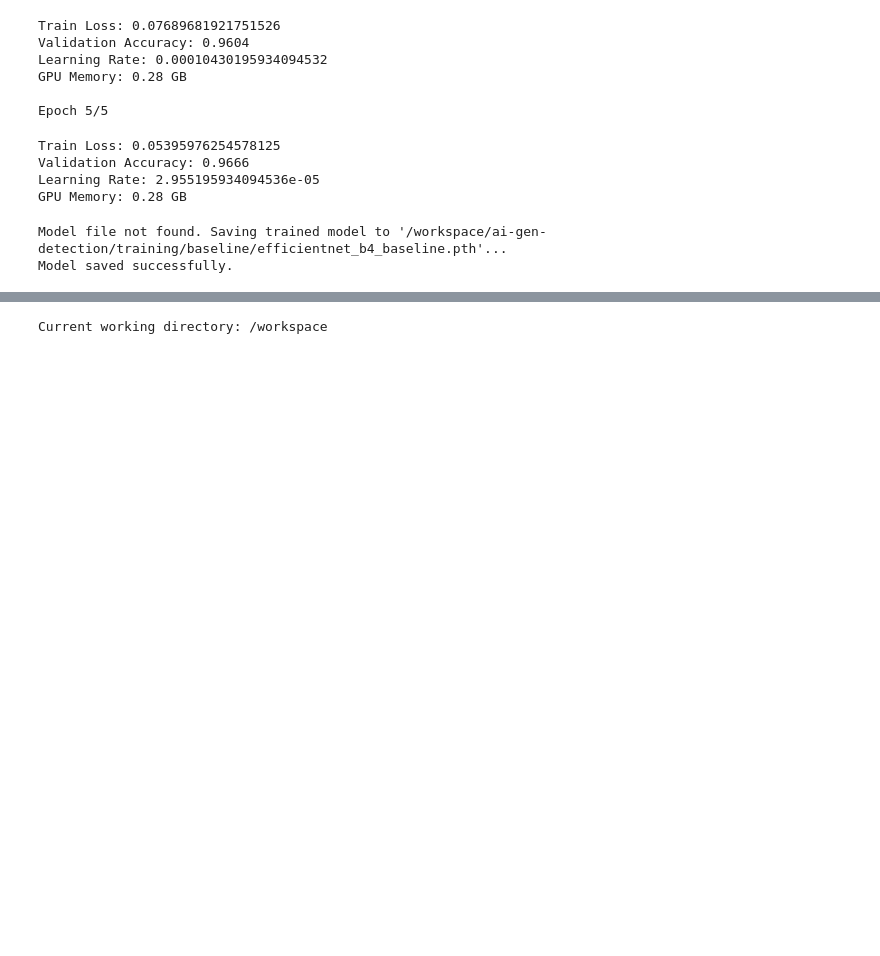
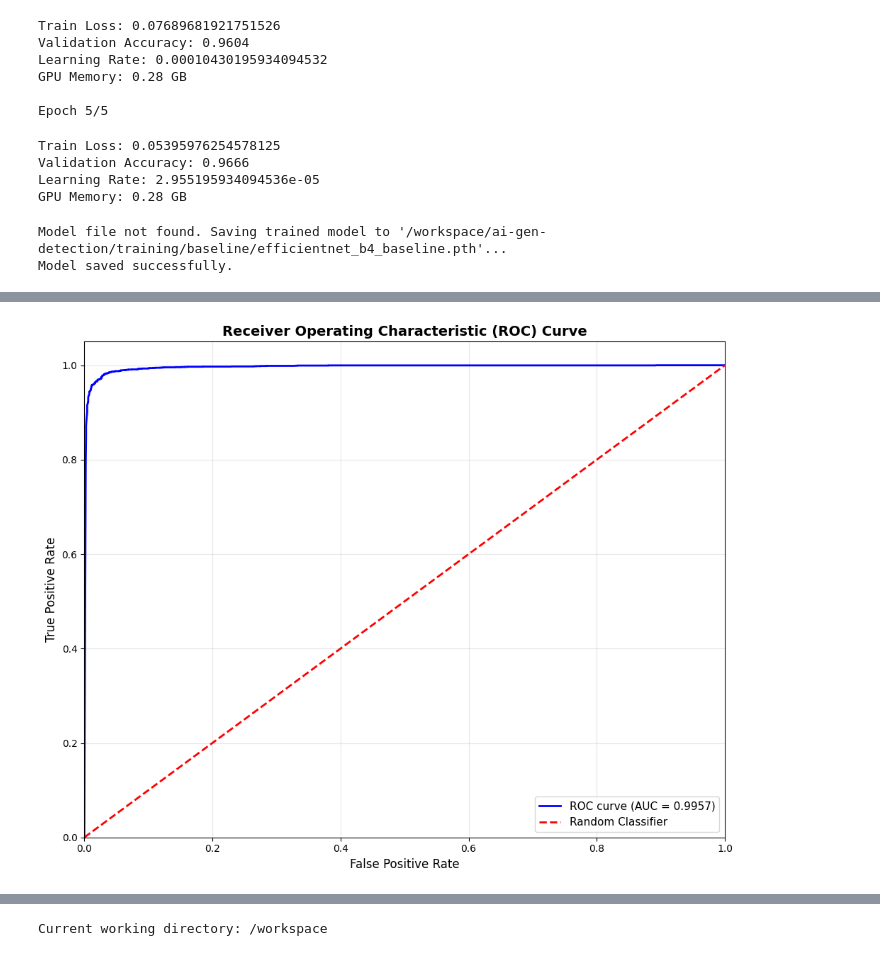
Before and after one commit to Dantheman2606/ai-generated-image-detection, a Jupyter notebook: training/baseline/baseline.ipynb, the cells around one changed output, grey strips where cells are left out. Drawn from its saved outputs; the diff is of its cells as text; code cells hidden in the pictures; blank space fills up the shorter version.

Commit message:
Add evaluation Metrics

```diff
--- a/training/baseline/baseline.ipynb
+++ b/training/baseline/baseline.ipynb
@@ -231,12 +236,16 @@ def train_epoch(loader):
 
     return running_loss / len(loader)
 # %%
-def validate(loader):
+def validate(loader, return_details=False):
 
     model.eval()
 
     correct = 0
     total = 0
+
+    all_preds = []
+    all_labels = []
+    all_probs = []
 
     with torch.no_grad():
 
@@ -249,11 +258,21 @@ def validate(loader):
                 outputs = model(images)
 
             preds = torch.argmax(outputs, dim=1)
+            probs = torch.softmax(outputs, dim=1)
 
             correct += (preds == labels).sum().item()
             total += labels.size(0)
 
-    return correct / total
+            if return_details:
+                all_preds.extend(preds.cpu().numpy())
+                all_labels.extend(labels.cpu().numpy())
+                all_probs.extend(probs.cpu().numpy())
+
+    accuracy = correct / total
+
+    if return_details:
+        return accuracy, all_preds, all_labels, all_probs
+    return accuracy
 # %%
 EPOCHS = 5
 
@@ -325,0 +434,69 @@ Model saved successfully.
+# %%
+# Visualize ROC Curve and Save Metrics
+
+import matplotlib.pyplot as plt
+
+# Plot ROC Curve
+fpr, tpr, thresholds = roc_curve(labels, probs_positive)
+
+plt.figure(figsize=(10, 8))
+plt.plot(fpr, tpr, color='blue', lw=2, label=f'ROC curve (AUC = {roc_auc:.4f})')
+plt.plot([0, 1], [0, 1], color='red', lw=2, linestyle='--', label='Random Classifier')
+plt.xlim([0.0, 1.0])
+plt.ylim([0.0, 1.05])
+plt.xlabel('False Positive Rate', fontsize=12)
+plt.ylabel('True Positive Rate', fontsize=12)
+plt.title('Receiver Operating Characteristic (ROC) Curve', fontsize=14, fontweight='bold')
+plt.legend(loc="lower right", fontsize=11)
+plt.grid(alpha=0.3)
+plt.tight_layout()
+plt.savefig('roc_curve.png', dpi=300, bbox_inches='tight')
+print("ROC curve saved to: roc_curve.png")
+plt.show()
+
+# Plot Confusion Matrix Heatmap
+plt.figure(figsize=(8, 6))
+plt.imshow(cm, interpolation='nearest', cmap=plt.cm.Blues)
+plt.title('Confusion Matrix', fontsize=14, fontweight='bold')
+plt.colorbar()
+
+tick_marks = np.arange(2)
+plt.xticks(tick_marks, ['Real', 'AI-Generated'], fontsize=11)
+plt.yticks(tick_marks, ['Real', 'AI-Generated'], fontsize=11)
+
+# Add text annotations
+thresh = cm.max() / 2
+for i in range(cm.shape[0]):
+    for j in range(cm.shape[1]):
+        plt.text(j, i, format(cm[i, j], 'd'),
+                ha="center", va="center",
+                color="white" if cm[i, j] > thresh else "black",
+                fontsize=16, fontweight='bold')
+
+plt.ylabel('True Label', fontsize=12)
+plt.xlabel('Predicted Label', fontsize=12)
+plt.tight_layout()
+plt.savefig('confusion_matrix.png', dpi=300, bbox_inches='tight')
+print("Confusion matrix saved to: confusion_matrix.png")
+plt.show()
+
+# Save metrics to a file
+metrics_dict = {
+    'accuracy': accuracy,
+    'precision': precision,
+    'recall': recall,
+    'f1_score': f1,
+    'roc_auc': roc_auc,
+    'specificity': specificity,
+    'true_negatives': int(tn),
+    'false_positives': int(fp),
+    'false_negatives': int(fn),
+    'true_positives': int(tp)
+}
+
+metrics_df = pd.DataFrame([metrics_dict])
+metrics_df.to_csv('model_metrics.csv', index=False)
+print("\nMetrics saved to: model_metrics.csv")
+print("\nMetrics Summary:")
+print(metrics_df.to_string(index=False))
+# %% [output]
@@ -325,0 +504 @@ Model saved successfully.
+[figure, added]
```
Also changed, not shown: parts of 4 cells of this notebook.
